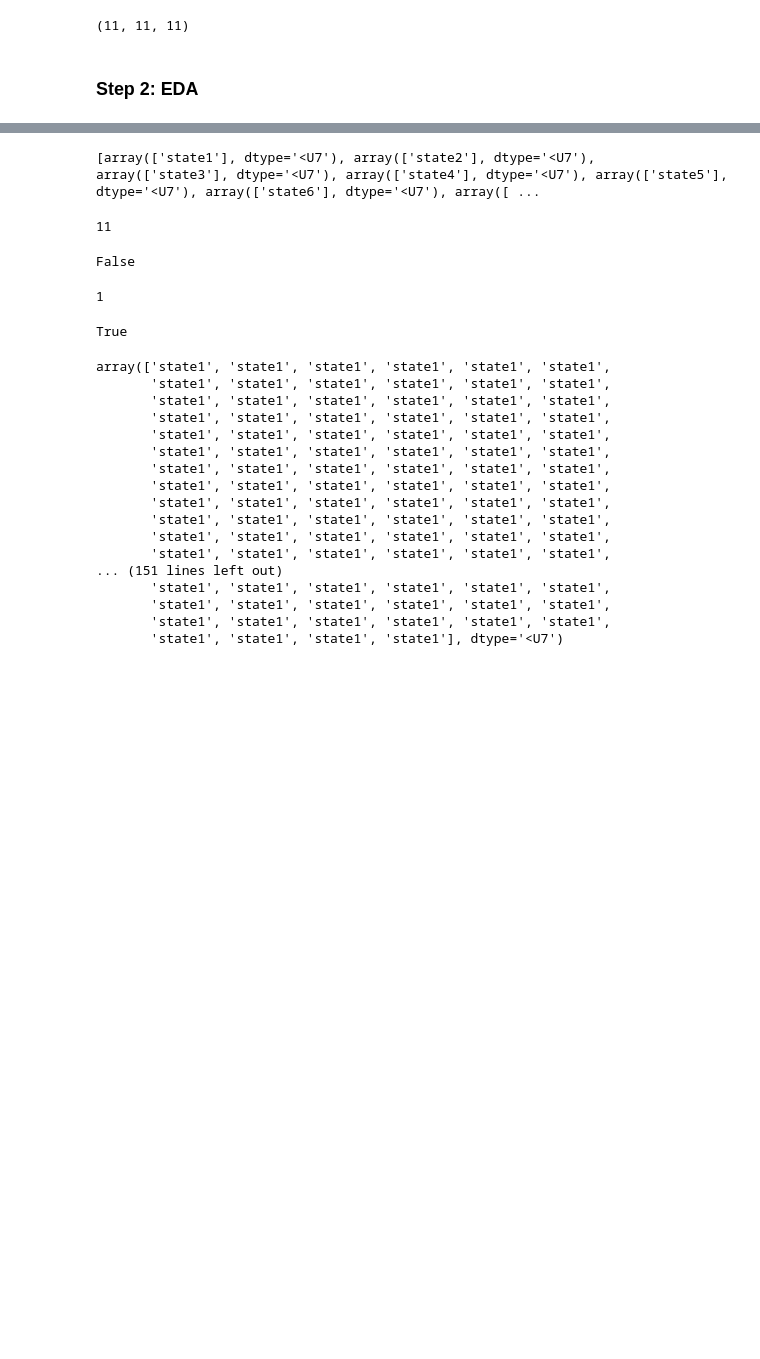
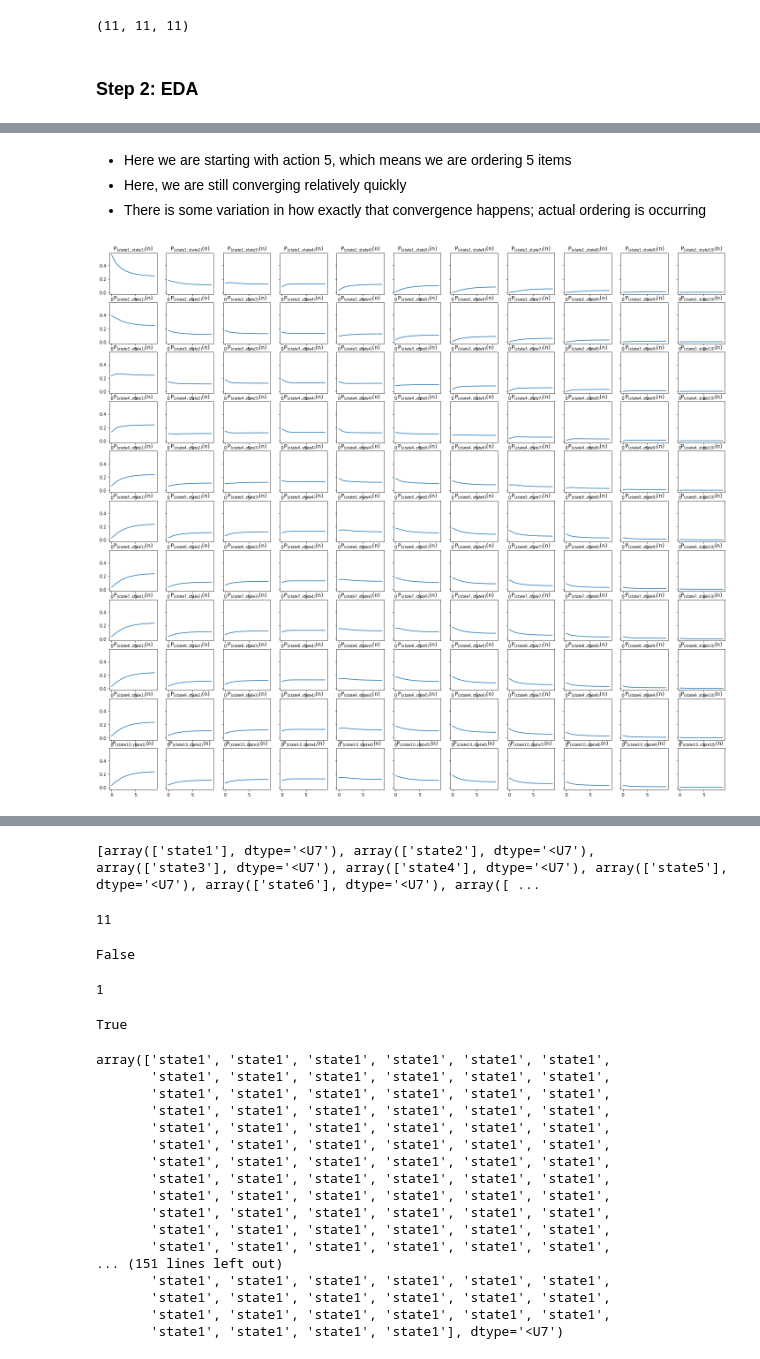
Before and after one commit to targoons/gym-inventory, a Jupyter notebook: gym_analysis_Group6.ipynb, the cells around one changed output, grey strips where cells are left out. Drawn from its saved outputs; the diff is of its cells as text; code cells hidden in the pictures; blank space fills up the shorter version.

```diff
--- a/gym_analysis_Group6.ipynb
+++ b/gym_analysis_Group6.ipynb
@@ -325 +295,66 @@ states = {
+# %% [markdown]
+ - Here we are starting with action 5, which means we are ordering 5 items
+ - Here, we are still converging relatively quickly
+ - There is some variation in how exactly that convergence happens; actual ordering is occurring
+# %%
+# transition probability is dependent on action(s) taken
+# note: it is possible for MDP's to have absorbing states
+
+# all probabilities should be betw. 0 and 1, which they already are
+# confirm values are as expected
+
+P_t[5,:,:] # use array 5th array as example
+
+P_t[5,:,:].shape
+
+
+# for z in range(0,11):
+#    P_t[z,:,:]
+#    P_t[z,:,:].shape
+#    np.sum(P_t[z,:,:], axis = 1)
+
+
+P_t[5,:,:].shape
+
+
+prob_matrix = P_t[5]
+# prob_matrix
+
+
+# define # of periods / decision epochs / stages
+T = 10
+
+# define # of rows & cols
+n = 11
+
+# create array for storing transition probs
+P = np.zeros((T,n,n),dtype=np.float64) # reflects steps 0 through 99
+
+
+# take array of 0's and set equal to first set of transition probabilities
+P[0] = prob_matrix
+# P[0]
+
+for item in range(1,T):
+    P[item] = np.matmul(P[item - 1], prob_matrix)
+
+
+# plot
+fig, axes = plt.subplots(n, n, figsize=(25, 25), sharey = True)
+
+for i in range(n):
+
+    for j in range(n):
+
+        var_name = '({},{})'.format(states[i],states[j])
+
+        plt.sca(axes[i, j])
+        plt.plot(range(T), P[:,i,j])
+
+        axes[i,j].set_title(f'P$_{{{var_name}}}$(n)')
+
+fig.subplots_adjust(top = 0.8)
+plt.show()
+# %% [output]
+[figure, added]
 # %%
```
Also changed, not shown: parts of 13 cells of this notebook.
